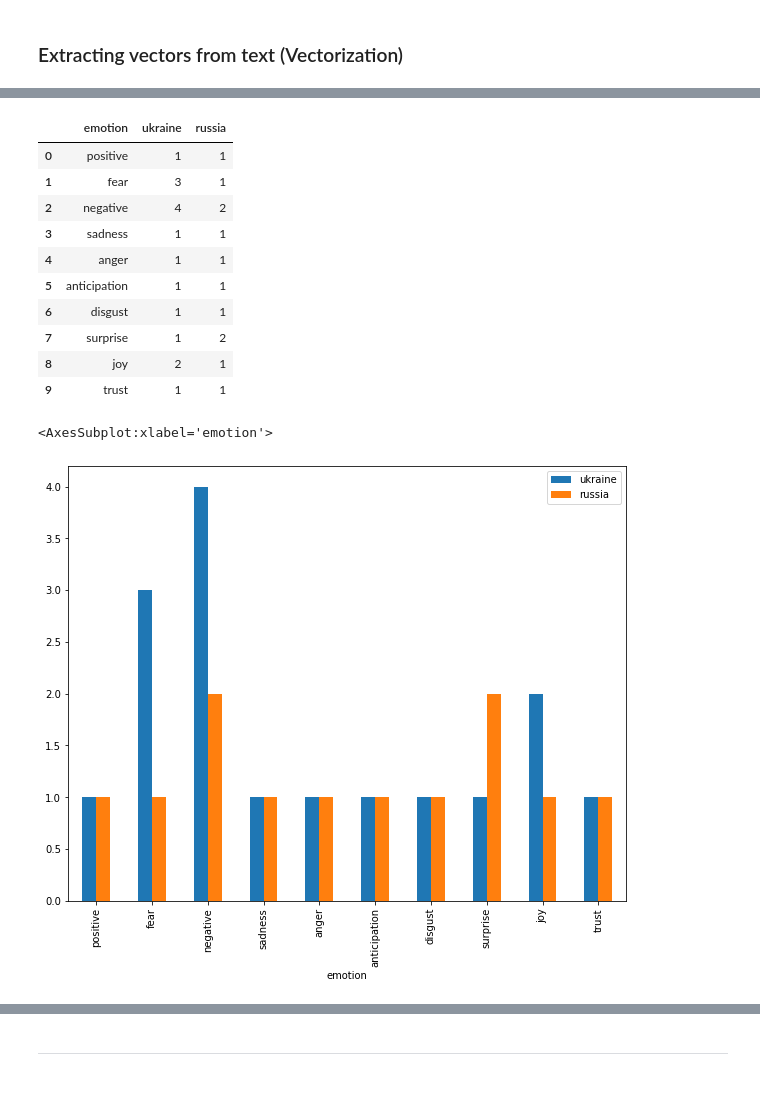
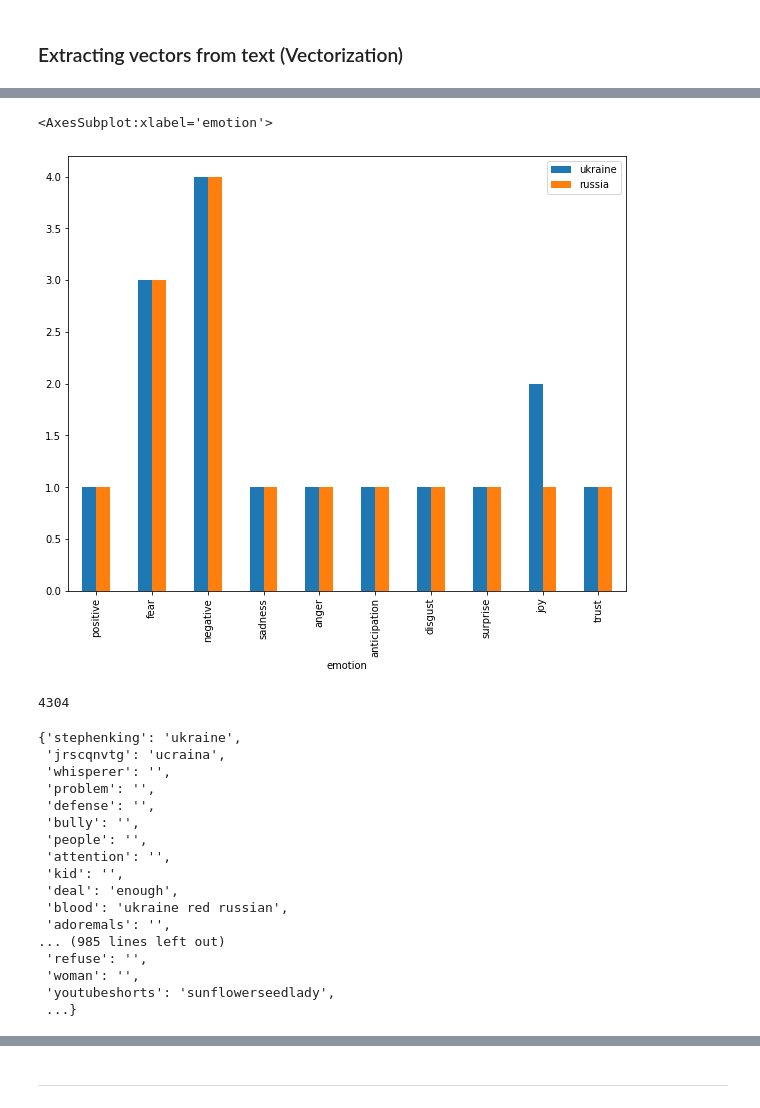
Before and after one commit to samah-balkhair/Tweets_Opinions, a Jupyter notebook: phase2_clean_tweets.ipynb, the cells around one changed output, grey strips where cells are left out. Drawn from its saved outputs; the diff is of its cells as text; code cells hidden in the pictures.

```diff
--- a/phase2_clean_tweets.ipynb
+++ b/phase2_clean_tweets.ipynb
@@ -493,9 +513,10 @@ for i in range(len(russia_text_list)):
     russia_emotion.append(NRCLex(russia_text_list[i]))
 # %%
 ukraine_emotion_dic = {}
-ukraine_words = []
 for i in range(len(ukraine_emotion)):
     ukraine_emotion_dic.update((ukraine_emotion[i]).raw_emotion_scores)
-    ukraine_words.append((ukraine_emotion[i]).words)
-#print(ukraine_emotion_dic)
-#print(ukraine_words)
+
+russia_emotion_dic = {}
+for i in range(len(russia_emotion)):
+    russia_emotion_dic.update((russia_emotion[i]).raw_emotion_scores)
+#print(russia_emotion_dic)
@@ -520,34 +533,27 @@ emotion_dic['russia'].update(russia_emotion_dic)
 # %%
 emotion_list = []
 ukraine_emotion_value = []
 russia_emotion_value = []
 
 for emotion in ukraine_emotion_dic:
     if emotion not in emotion_list:
         emotion_list.append(emotion)
         ukraine_emotion_value.append(emotion_dic['ukraine'].get(emotion))
         russia_emotion_value.append(emotion_dic['russia'].get(emotion))
 
+for emotion in russia_emotion_value:
+    if emotion not in emotion_list:
+        emotion_list.append(emotion)
+        ukraine_emotion_value.append(emotion_dic['ukraine'].get(emotion))
+        russia_emotion_value.append(emotion_dic['russia'].get(emotion))
+
 #print(emotion_list,ukraine_emotion_value,russia_emotion_value)
 emotion_df = pd.DataFrame({'emotion':emotion_list,'ukraine':ukraine_emotion_value, 'russia':russia_emotion_value})
-emotion_df
+#emotion_df
+# plotting graph
+emotion_df.plot(x="emotion", y=["ukraine", "russia"], kind="bar",figsize=(10,8))
 # %% [output]
-|  | emotion | ukraine | russia |
-| 0 | positive | 1 | 1 |
-| 1 | fear | 3 | 1 |
-| 2 | negative | 4 | 2 |
-| 3 | sadness | 1 | 1 |
-| 4 | anger | 1 | 1 |
-| 5 | anticipation | 1 | 1 |
-| 6 | disgust | 1 | 1 |
-| 7 | surprise | 1 | 2 |
-| 8 | joy | 2 | 1 |
-| 9 | trust | 1 | 1 |
+<AxesSubplot:xlabel='emotion'>
+[figure, added]
-# %%
-# plotting graph
-emotion_df.plot(x="emotion", y=["ukraine", "russia"], kind="bar",figsize=(10,8))
-# %% [output]
-<AxesSubplot:xlabel='emotion'>
-[figure, removed]
 # %%
 ukraine_doc = ' '.join(x for x in  ukraine_df['cleanText'])
@@ -571,0 +583,28 @@ ukraine_df['tokenized_words'] = ukraine_df.apply(lambda row: nltk.word_tokenize(
+# %%
+ len(tweet_df[(tweet_df['ukraine'] == True) & (tweet_df['russia'] == True)]['cleanText'])
+# %% [output]
+4304
+# %%
+noun_adj_dic ={}
+for x in tweet_df[(tweet_df['ukraine'] == True) & (tweet_df['russia'] == True)]['cleanText']:
+    noun_adj_dic.update(noun_adj(x))
+
+noun_adj_dic
+# %% [output]
+{'stephenking': 'ukraine',
+ 'jrscqnvtg': 'ucraina',
+ 'whisperer': '',
+ 'problem': '',
+ 'defense': '',
+ 'bully': '',
+ 'people': '',
+ 'attention': '',
+ 'kid': '',
+ 'deal': 'enough',
+ 'blood': 'ukraine red russian',
+ 'adoremals': '',
+... (985 lines left out)
+ 'refuse': '',
+ 'woman': '',
+ 'youtubeshorts': 'sunflowerseedlady',
+ ...}
```
Also changed, not shown: parts of 67 cells of this notebook, 6 other files.
